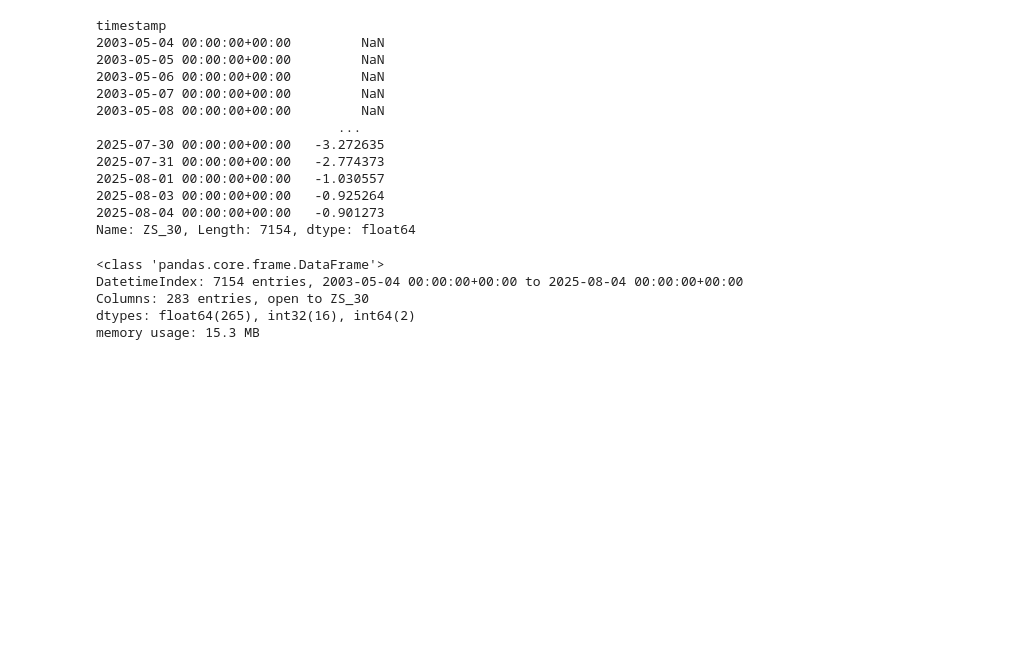
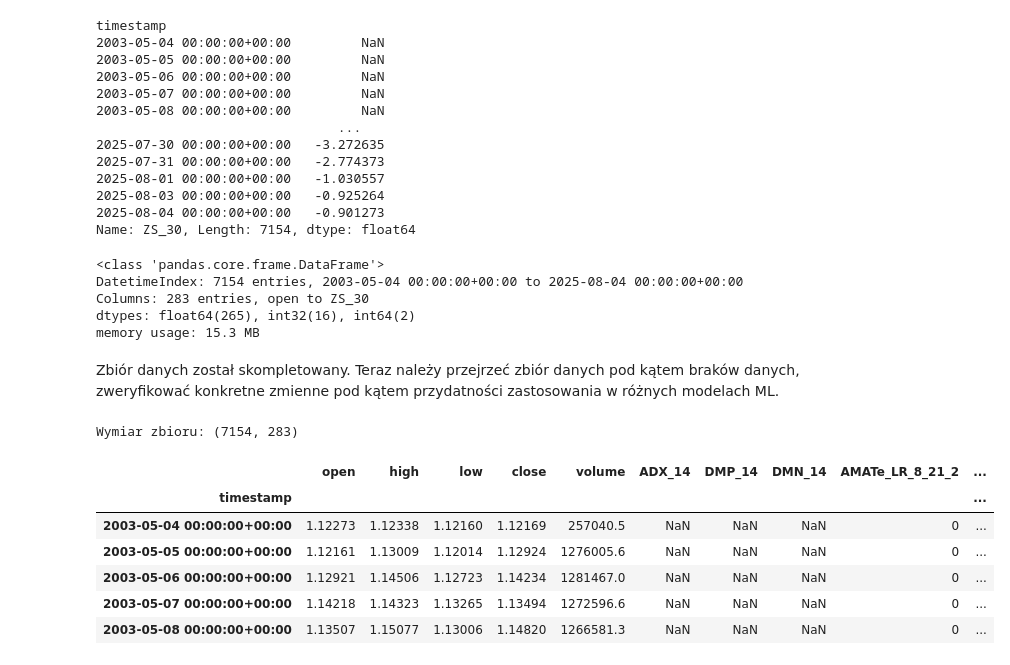
Before and after one commit to MichalTretowski/Trading_model, a Jupyter notebook: Trading.ipynb, the cells around one changed output. Saved outputs shown, nothing was run; the diff lists cells and outputs as text; code cells hidden in the pictures; blank space fills up the shorter version.

Commit message:
TD Sequential <- managing missing data

```diff
--- a/Trading.ipynb
+++ b/Trading.ipynb
@@ -386,6 +369,27 @@ df.ta.supertrend(append=True)
 | 2025-08-04 00:00:00+00:00 | 1.169674 | -1 | NaN | 1.169674 |
 7154 rows × 4 columns
 # %%
-# 13. TD Sequential, ustawienia standardowe
+# 13. TD Sequential, ustawienia standardowe dają puste zmienne.
+# TD Sequential jest bardzo rygotystyczny, a w ustawieniach podstawowych wygląda na to,
+# że funkcja zwraca tylko informacje o "finalnych" sygnałach.
+# Mimo, iż sygnały finalne nie występują chcę poznać wewnętrzne obliczenia funkcji.
 # Default Inputs: asint=False, offset=0 <- parametry do modyfikacji
-df.ta.td_seq(append=True)
+
+# Jest problem z tym, wskaźniki są wyliczane, ale parametr append dodaje puste zmienne do df
+# Potwierdza to export danych do pliku
+# Potwierdza to wywołanie tej funkcji do oddzielnego df i sprawdzenie ilości pustych wierszy w obu df:
+#
+# 31  TD_SEQ_UPa       0 non-null      float64
+# 32  TD_SEQ_DNa       0 non-null      float64
+#
+#  0   TD_SEQ_UPa  3637 non-null   float64
+#  1   TD_SEQ_DNa  3511 non-null   float64
+#
+# W związku z tym dodajemy ten wskaźnik na piechotę.
+td_seq_wyniki = df.ta.td_seq(show_all=True)
+
+# Dopasowanie indeksów
+td_seq_wyniki.index = df.index
+
+# Połączenie df
+df = pd.merge(df, td_seq_wyniki, left_index=True, right_index=True)
@@ -2728,3 +2718,21 @@ DatetimeIndex: 7154 entries, 2003-05-04 00:00:00+00:00 to 2025-08-04 00:00:00+00
 Columns: 283 entries, open to ZS_30
 dtypes: float64(265), int32(16), int64(2)
 memory usage: 15.3 MB
+# %% [markdown]
+Zbiór danych został skompletowany. Teraz należy przejrzeć zbiór danych pod kątem braków danych, zweryfikować konkretne zmienne pod kątem przydatności zastosowania w różnych modelach ML.
+# %%
+print(f'Wymiar zbioru: {df.shape}')
+# %% [output]
+Wymiar zbioru: (7154, 283)
+# %%
+pd.set_option('display.max_columns', None)
+# %%
+df.head()
+# %% [output]
+|  | open | high | low | close | volume | ADX_14 | DMP_14 | DMN_14 | AMATe_LR_8_21_2 | ... |
+| timestamp |  |  |  |  |  |  |  |  |  | ... |
+| 2003-05-04 00:00:00+00:00 | 1.12273 | 1.12338 | 1.12160 | 1.12169 | 257040.5 | NaN | NaN | NaN | 0 | ... |
+| 2003-05-05 00:00:00+00:00 | 1.12161 | 1.13009 | 1.12014 | 1.12924 | 1276005.6 | NaN | NaN | NaN | 0 | ... |
+| 2003-05-06 00:00:00+00:00 | 1.12921 | 1.14506 | 1.12723 | 1.14234 | 1281467.0 | NaN | NaN | NaN | 0 | ... |
+| 2003-05-07 00:00:00+00:00 | 1.14218 | 1.14323 | 1.13265 | 1.13494 | 1272596.6 | NaN | NaN | NaN | 0 | ... |
+| 2003-05-08 00:00:00+00:00 | 1.13507 | 1.15077 | 1.13006 | 1.14820 | 1266581.3 | NaN | NaN | NaN | 0 | ... |
```
Also changed, not shown: parts of 7 cells of this notebook, 2 other files.
